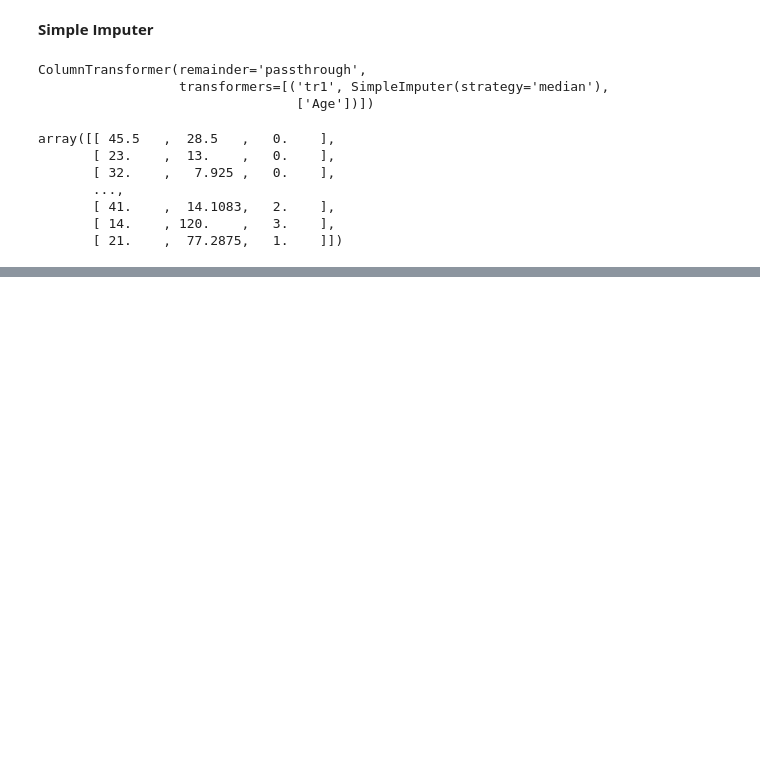
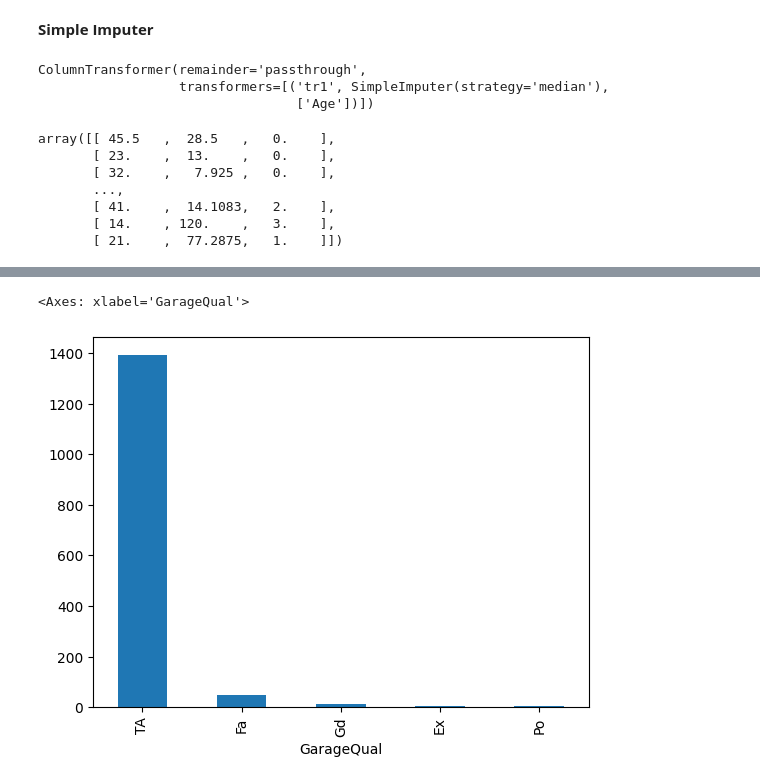
Before and after one commit to Gagan021-5/Jupyter-Notebook, a Jupyter notebook: Numericmissingval.ipynb, the cells around one changed output, grey strips where cells are left out. Cells and saved outputs as stored; diff of their text form; code cells hidden in the pictures; blank space fills up the shorter version.

```diff
--- a/Numericmissingval.ipynb
+++ b/Numericmissingval.ipynb
@@ -98,0 +153,7 @@ array([[ 45.5   ,  28.5   ,   0.    ],
+# %%
+dt['GarageQual'].fillna('TA',inplace=True)
+# %%
+dt['GarageQual'].value_counts().plot(kind='bar')
+# %% [output]
+<Axes: xlabel='GarageQual'>
+[figure, added]
```
Also changed, not shown: parts of 14 cells of this notebook, 1 other file.
